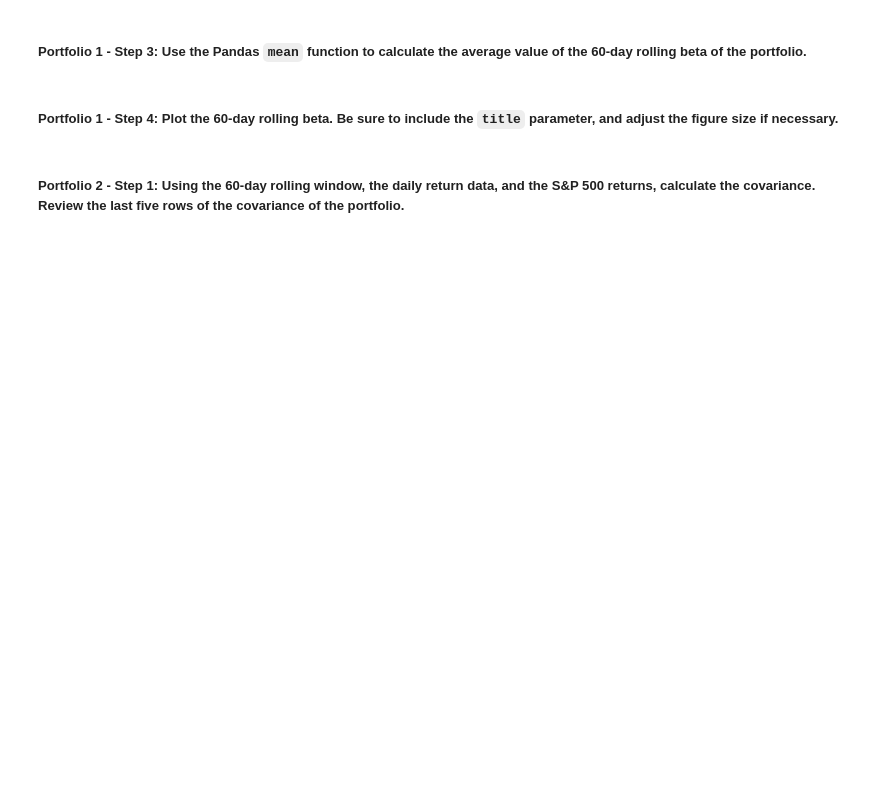
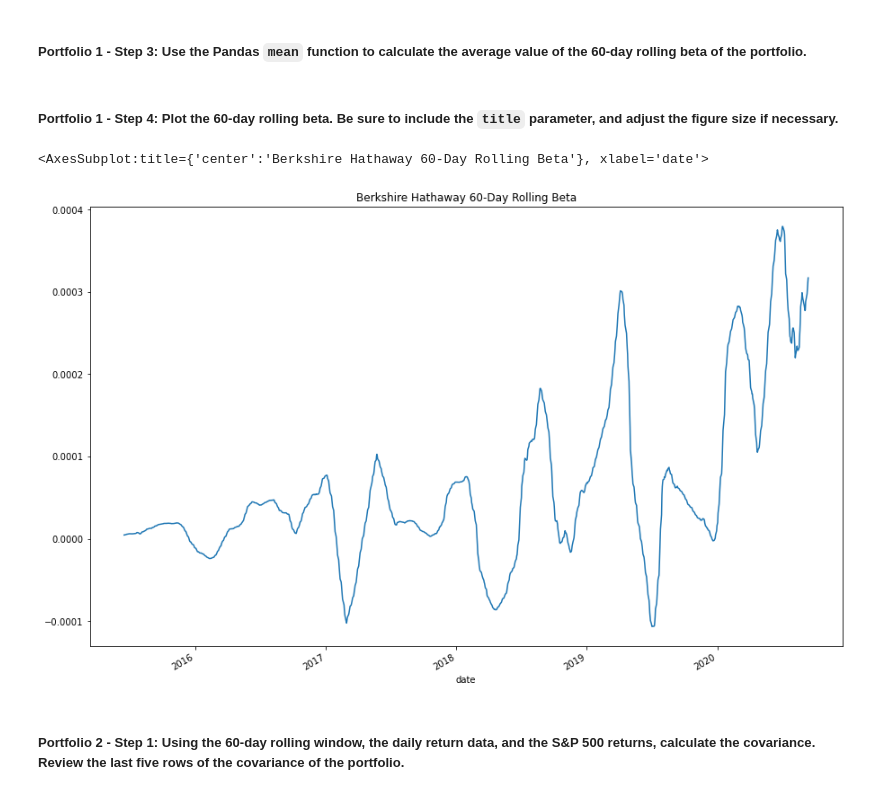
Before and after one commit to naomynaomy/module4challenge, a Jupyter notebook: Starter_Code/risk_return_analysis.ipynb, the cells around one changed output. Drawn from its saved outputs; the diff is of its cells as text; code cells hidden in the pictures; blank space fills up the shorter version.

```diff
--- a/Starter_Code/risk_return_analysis.ipynb
+++ b/Starter_Code/risk_return_analysis.ipynb
@@ -397,5 +397,5 @@ Name: S&P 500, dtype: float64
 ##### Portfolio 1 - Step 1: Using the 60-day rolling window, the daily return data, and the S&P 500 returns, calculate the covariance. Review the last five rows of the covariance of the portfolio.
 # %%
 # Calculate the covariance using a 60-day rolling window
-# Review the last five rows of the covariance data
-# YOUR CODE HERE
+bh_rolling_covariance = whales_df_daily["BERKSHIRE HATHAWAY INC"].rolling(window=60).cov(SP_500)
+bh_rolling_covariance.tail()
@@ -404,4 +412,5 @@ Name: S&P 500, dtype: float64
 # %%
 # Calculate the beta based on the 60-day rolling covariance compared to the market (S&P 500)
 # Review the last five rows of the beta information
-# YOUR CODE HERE
+portfolio_beta = bh_rolling_covariance / SP_500
+portfolio_beta.tail()
@@ -409,13 +426,16 @@ Name: S&P 500, dtype: float64
 ##### Portfolio 1 - Step 3: Use the Pandas `mean` function to calculate the average value of the 60-day rolling beta of the portfolio.
 # %%
 # Calculate the average of the 60-day rolling beta
-# YOUR CODE HERE
+rolling_beta = portfolio_beta.rolling(window=60).mean()
 # %% [markdown]
 ##### Portfolio 1 - Step 4: Plot the 60-day rolling beta. Be sure to include the `title` parameter, and adjust the figure size if necessary.
 # %%
 # Plot the rolling beta
 # Include a title parameter and adjust the figure size
-# YOUR CODE HERE
+rolling_beta.plot(figsize = (15,10), title="Berkshire Hathaway 60-Day Rolling Beta")
+# %% [output]
+<AxesSubplot:title={'center':'Berkshire Hathaway 60-Day Rolling Beta'}, xlabel='date'>
+[figure, added]
 # %% [markdown]
 ##### Portfolio 2 - Step 1: Using the 60-day rolling window, the daily return data, and the S&P 500 returns, calculate the covariance. Review the last five rows of the covariance of the portfolio.
 # %%
```
Also changed, not shown: parts of 8 cells of this notebook.
